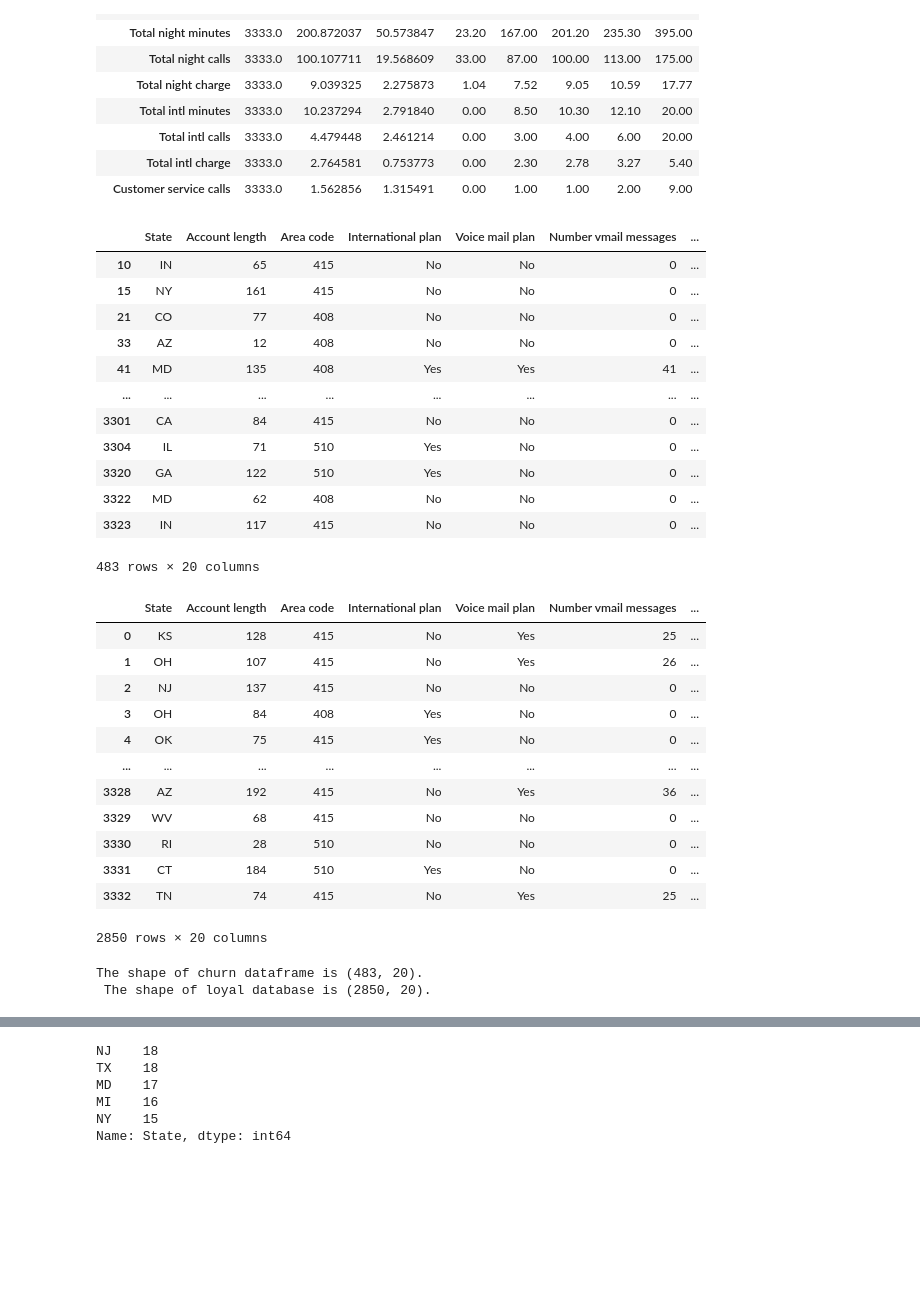
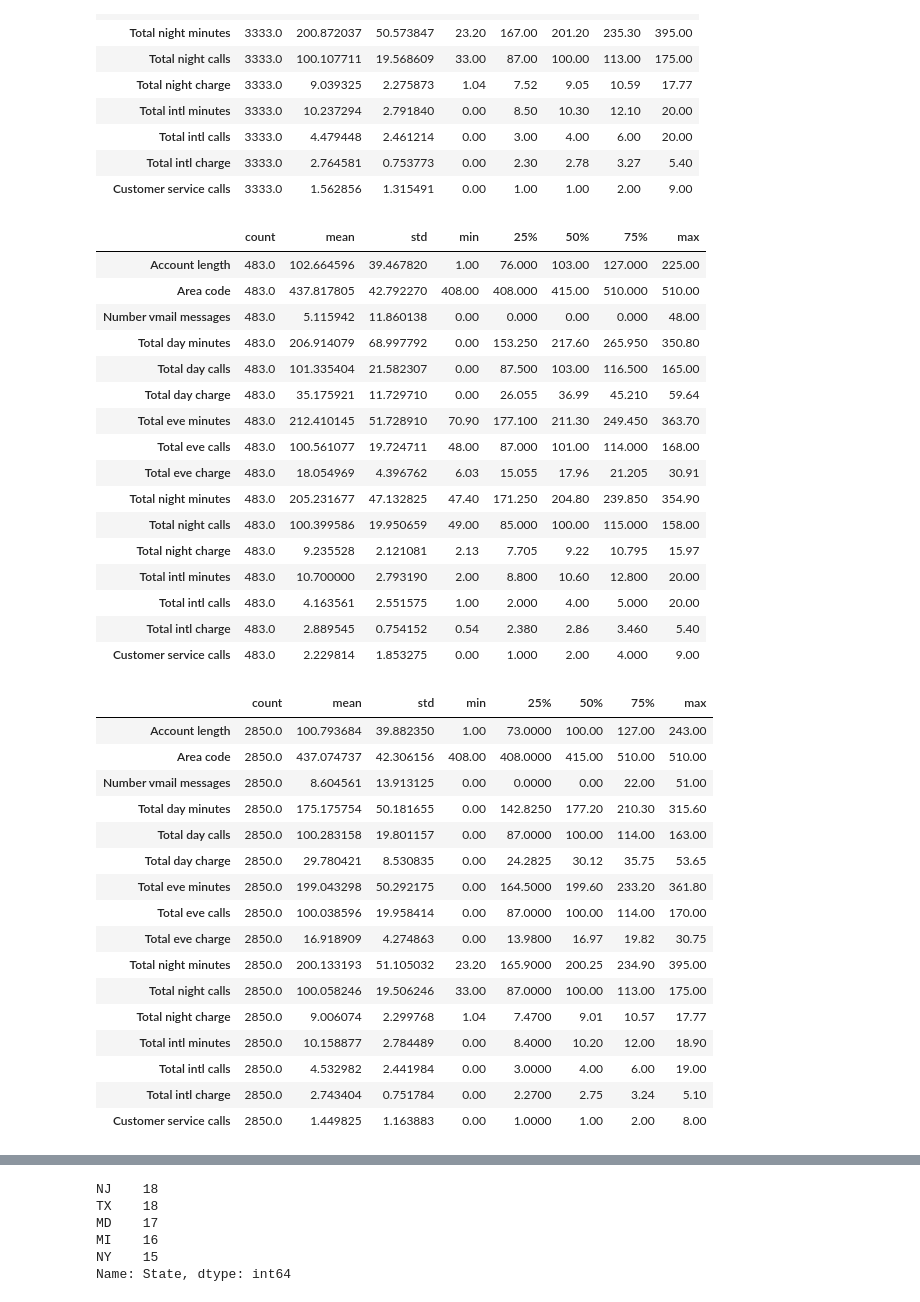
Before and after one commit to Ashvin-Vargez/Telecom-Churn-Analysis-EDA-Project-, a Jupyter notebook: eda_Telecom_Churn_Analysis_Capstone_Project.ipynb, the cells around one changed output, grey strips where cells are left out. Cells and saved outputs as stored; diff of their text form; code cells hidden in the pictures; blank space fills up the shorter version.

Commit message:
created stats table for churn and loyal dataframe

```diff
--- a/eda_Telecom_Churn_Analysis_Capstone_Project.ipynb
+++ b/eda_Telecom_Churn_Analysis_Capstone_Project.ipynb
@@ -93,42 +96,46 @@ df_tel.describe().transpose()
 df_churn = df_tel[df_tel['Churn'] == True ]
 df_loyal = df_tel[df_tel['Churn']== False]
 # %%
-#checking created  churn dataframe
-df_churn
+#checking for insights from churn dataframe
+churn_stat = df_churn.describe().transpose()
+churn_stat
 # %% [output]
-|  | State | Account length | Area code | International plan | Voice mail plan | Number vmail messages | ... |
-| 10 | IN | 65 | 415 | No | No | 0 | ... |
-| 15 | NY | 161 | 415 | No | No | 0 | ... |
-| 21 | CO | 77 | 408 | No | No | 0 | ... |
-| 33 | AZ | 12 | 408 | No | No | 0 | ... |
-| 41 | MD | 135 | 408 | Yes | Yes | 41 | ... |
-| ... | ... | ... | ... | ... | ... | ... | ... |
-| 3301 | CA | 84 | 415 | No | No | 0 | ... |
-| 3304 | IL | 71 | 510 | Yes | No | 0 | ... |
-| 3320 | GA | 122 | 510 | Yes | No | 0 | ... |
-| 3322 | MD | 62 | 408 | No | No | 0 | ... |
-| 3323 | IN | 117 | 415 | No | No | 0 | ... |
+|  | count | mean | std | min | 25% | 50% | 75% | max |
+| Account length | 483.0 | 102.664596 | 39.467820 | 1.00 | 76.000 | 103.00 | 127.000 | 225.00 |
+| Area code | 483.0 | 437.817805 | 42.792270 | 408.00 | 408.000 | 415.00 | 510.000 | 510.00 |
+| Number vmail messages | 483.0 | 5.115942 | 11.860138 | 0.00 | 0.000 | 0.00 | 0.000 | 48.00 |
+| Total day minutes | 483.0 | 206.914079 | 68.997792 | 0.00 | 153.250 | 217.60 | 265.950 | 350.80 |
+| Total day calls | 483.0 | 101.335404 | 21.582307 | 0.00 | 87.500 | 103.00 | 116.500 | 165.00 |
+| Total day charge | 483.0 | 35.175921 | 11.729710 | 0.00 | 26.055 | 36.99 | 45.210 | 59.64 |
+| Total eve minutes | 483.0 | 212.410145 | 51.728910 | 70.90 | 177.100 | 211.30 | 249.450 | 363.70 |
+| Total eve calls | 483.0 | 100.561077 | 19.724711 | 48.00 | 87.000 | 101.00 | 114.000 | 168.00 |
+| Total eve charge | 483.0 | 18.054969 | 4.396762 | 6.03 | 15.055 | 17.96 | 21.205 | 30.91 |
+| Total night minutes | 483.0 | 205.231677 | 47.132825 | 47.40 | 171.250 | 204.80 | 239.850 | 354.90 |
+| Total night calls | 483.0 | 100.399586 | 19.950659 | 49.00 | 85.000 | 100.00 | 115.000 | 158.00 |
+| Total night charge | 483.0 | 9.235528 | 2.121081 | 2.13 | 7.705 | 9.22 | 10.795 | 15.97 |
+| Total intl minutes | 483.0 | 10.700000 | 2.793190 | 2.00 | 8.800 | 10.60 | 12.800 | 20.00 |
+| Total intl calls | 483.0 | 4.163561 | 2.551575 | 1.00 | 2.000 | 4.00 | 5.000 | 20.00 |
+| Total intl charge | 483.0 | 2.889545 | 0.754152 | 0.54 | 2.380 | 2.86 | 3.460 | 5.40 |
+| Customer service calls | 483.0 | 2.229814 | 1.853275 | 0.00 | 1.000 | 2.00 | 4.000 | 9.00 |
-483 rows × 20 columns
 # %%
-#checking the newly created loyal dataframe
-df_loyal
+#checking for insights from loyal dataframe
+loyal_stat = df_loyal.describe().transpose()
+loyal_stat
 # %% [output]
-|  | State | Account length | Area code | International plan | Voice mail plan | Number vmail messages | ... |
-| 0 | KS | 128 | 415 | No | Yes | 25 | ... |
-| 1 | OH | 107 | 415 | No | Yes | 26 | ... |
-| 2 | NJ | 137 | 415 | No | No | 0 | ... |
-| 3 | OH | 84 | 408 | Yes | No | 0 | ... |
-| 4 | OK | 75 | 415 | Yes | No | 0 | ... |
-| ... | ... | ... | ... | ... | ... | ... | ... |
-| 3328 | AZ | 192 | 415 | No | Yes | 36 | ... |
-| 3329 | WV | 68 | 415 | No | No | 0 | ... |
-| 3330 | RI | 28 | 510 | No | No | 0 | ... |
-| 3331 | CT | 184 | 510 | Yes | No | 0 | ... |
-| 3332 | TN | 74 | 415 | No | Yes | 25 | ... |
+|  | count | mean | std | min | 25% | 50% | 75% | max |
+| Account length | 2850.0 | 100.793684 | 39.882350 | 1.00 | 73.0000 | 100.00 | 127.00 | 243.00 |
+| Area code | 2850.0 | 437.074737 | 42.306156 | 408.00 | 408.0000 | 415.00 | 510.00 | 510.00 |
+| Number vmail messages | 2850.0 | 8.604561 | 13.913125 | 0.00 | 0.0000 | 0.00 | 22.00 | 51.00 |
+| Total day minutes | 2850.0 | 175.175754 | 50.181655 | 0.00 | 142.8250 | 177.20 | 210.30 | 315.60 |
+| Total day calls | 2850.0 | 100.283158 | 19.801157 | 0.00 | 87.0000 | 100.00 | 114.00 | 163.00 |
+| Total day charge | 2850.0 | 29.780421 | 8.530835 | 0.00 | 24.2825 | 30.12 | 35.75 | 53.65 |
+| Total eve minutes | 2850.0 | 199.043298 | 50.292175 | 0.00 | 164.5000 | 199.60 | 233.20 | 361.80 |
+| Total eve calls | 2850.0 | 100.038596 | 19.958414 | 0.00 | 87.0000 | 100.00 | 114.00 | 170.00 |
+| Total eve charge | 2850.0 | 16.918909 | 4.274863 | 0.00 | 13.9800 | 16.97 | 19.82 | 30.75 |
+| Total night minutes | 2850.0 | 200.133193 | 51.105032 | 23.20 | 165.9000 | 200.25 | 234.90 | 395.00 |
+| Total night calls | 2850.0 | 100.058246 | 19.506246 | 33.00 | 87.0000 | 100.00 | 113.00 | 175.00 |
+| Total night charge | 2850.0 | 9.006074 | 2.299768 | 1.04 | 7.4700 | 9.01 | 10.57 | 17.77 |
+| Total intl minutes | 2850.0 | 10.158877 | 2.784489 | 0.00 | 8.4000 | 10.20 | 12.00 | 18.90 |
+| Total intl calls | 2850.0 | 4.532982 | 2.441984 | 0.00 | 3.0000 | 4.00 | 6.00 | 19.00 |
+| Total intl charge | 2850.0 | 2.743404 | 0.751784 | 0.00 | 2.2700 | 2.75 | 3.24 | 5.10 |
+| Customer service calls | 2850.0 | 1.449825 | 1.163883 | 0.00 | 1.0000 | 1.00 | 2.00 | 8.00 |
-2850 rows × 20 columns
-# %%
-#checking shapes of the newly created dataframes
-print ( f"The shape of churn dataframe is {df_churn.shape}. \n The shape of loyal database is { df_loyal.shape}.")
-# %% [output]
-The shape of churn dataframe is (483, 20).
- The shape of loyal database is (2850, 20).
```
Also changed, not shown: parts of 6 cells of this notebook.
